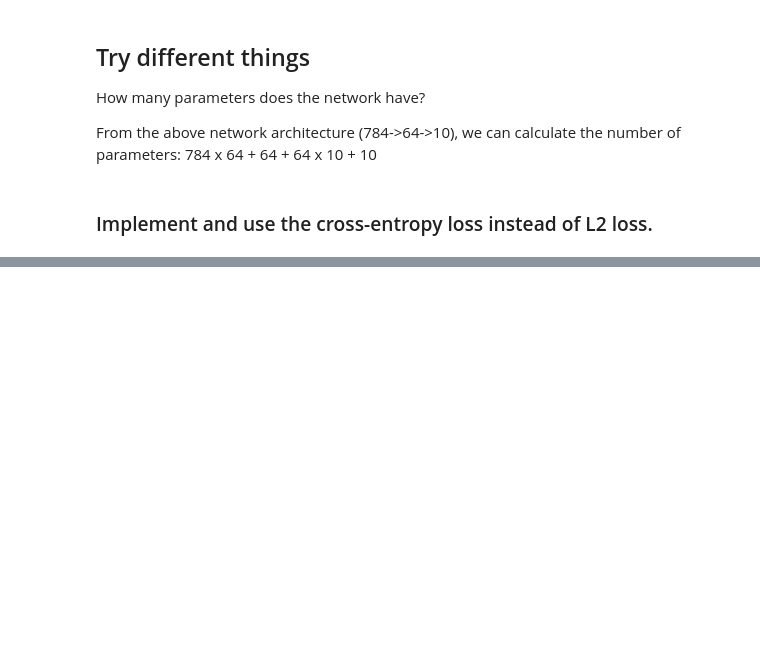
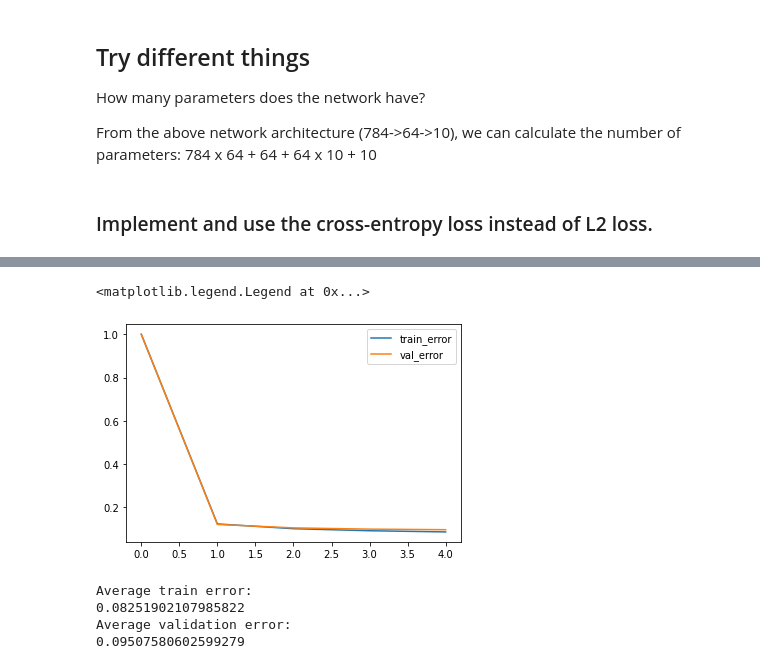
Before and after one commit to yeb2Binfang/DS_GY_3001_CV, a Jupyter notebook: HW/HW4/homework4.ipynb, the cells around one changed output, grey strips where cells are left out. Cells and saved outputs as stored; diff of their text form; code cells hidden in the pictures; blank space fills up the shorter version.

```diff
--- a/HW/HW4/homework4.ipynb
+++ b/HW/HW4/homework4.ipynb
@@ -332,0 +421,54 @@ Use a MLP with 3 layers and parameters for the sizes of the two intermediate lay
+# %%
+three_layer_Net = three_layer_MLP()
+three_layer_Error = LeastSquareCriterion()
+
+n_iter = 50
+lr = 0.001
+batch_size = 16
+
+three_layer_train_errors = []
+three_layer_val_errors = []
+for epoch in range(n_iter):
+  #print(str(epoch) + " epoch")
+  if (epoch%10 == 0):
+    #write your code here
+    val_forward = three_layer_Net.forward(x_valid)
+    val_loss = three_layer_Error.forward(val_forward, y_valid)
+    three_layer_val_errors.append(val_loss)
+
+    train_forward = three_layer_Net.forward(x_train)
+    train_loss = three_layer_Error.forward(train_forward, y_train)
+    three_layer_train_errors.append(train_loss)
+
+  for i in tqdm(range(0,len(x_train),batch_size)):
+    #write your code here
+    if i==0:
+      continue
+    index = np.arange(i-batch_size,i)
+    x_forward = three_layer_Net.forward(x_train[index])
+    grad_loss = three_layer_Error.backward(x_forward, y_train[index])
+    three_layer_Net.backward(x_train[index], grad_loss)
+    three_layer_Net.gradientStep(lr)
+# %%
+three_layer_train_errors = np.array(three_layer_train_errors)/len(x_train)
+three_layer_val_errors = np.array(three_layer_val_errors)/len(x_valid)
+plt.plot(three_layer_train_errors)
+plt.plot(three_layer_val_errors)
+plt.legend(["train_error","val_error"])
+# %% [output]
+<matplotlib.legend.Legend at 0x...>
+[figure, added]
+# %%
+three_layer_val_predictions = three_layer_Net.forward(x_valid)
+three_layer_train_predictions = three_layer_Net.forward(x_train)
+
+print("Average train error:")
+print(three_layer_Error.forward(three_layer_train_predictions,y_train)/len(x_train))
+
+print("Average validation error:")
+print(three_layer_Error.forward(three_layer_val_predictions,y_valid)/len(x_valid))
+# %% [output]
+Average train error:
+0.08251902107985822
+Average validation error:
+0.09507580602599279
```
Also changed, not shown: parts of 8 cells of this notebook.
